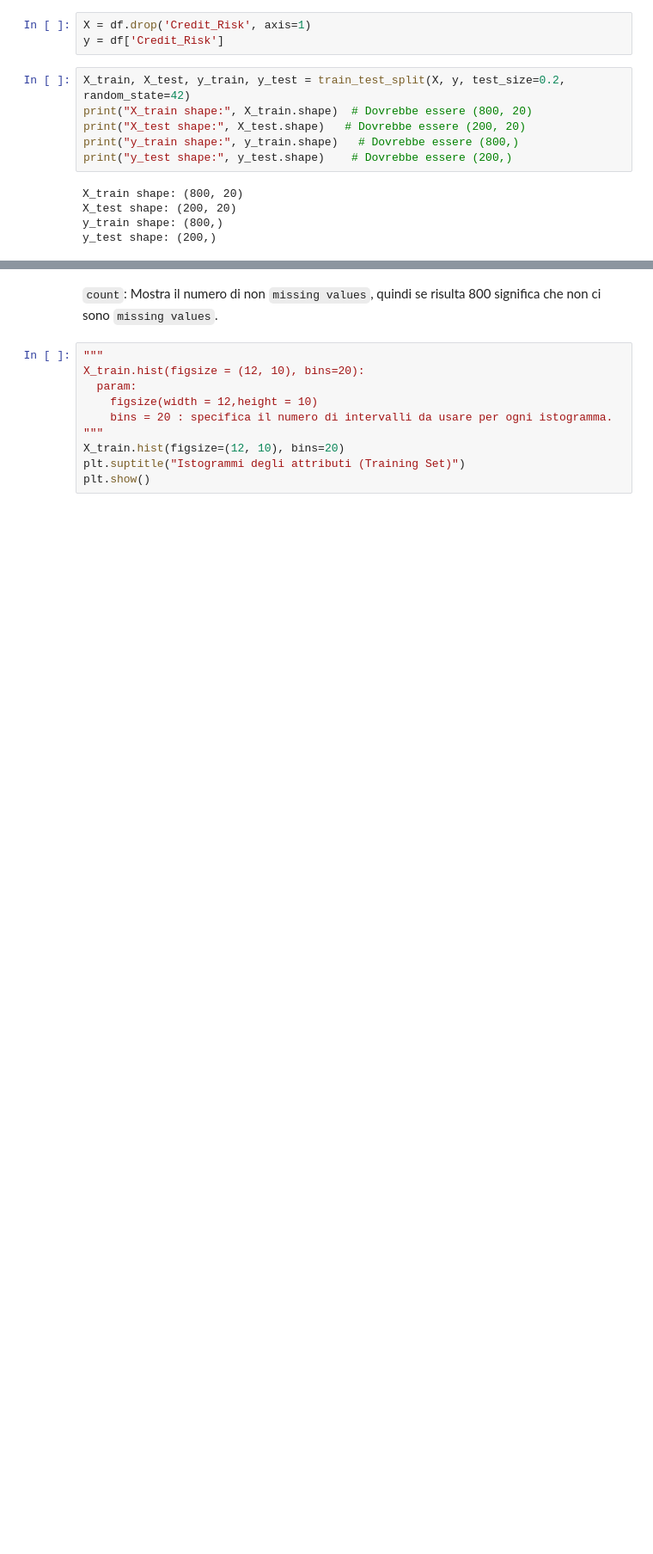
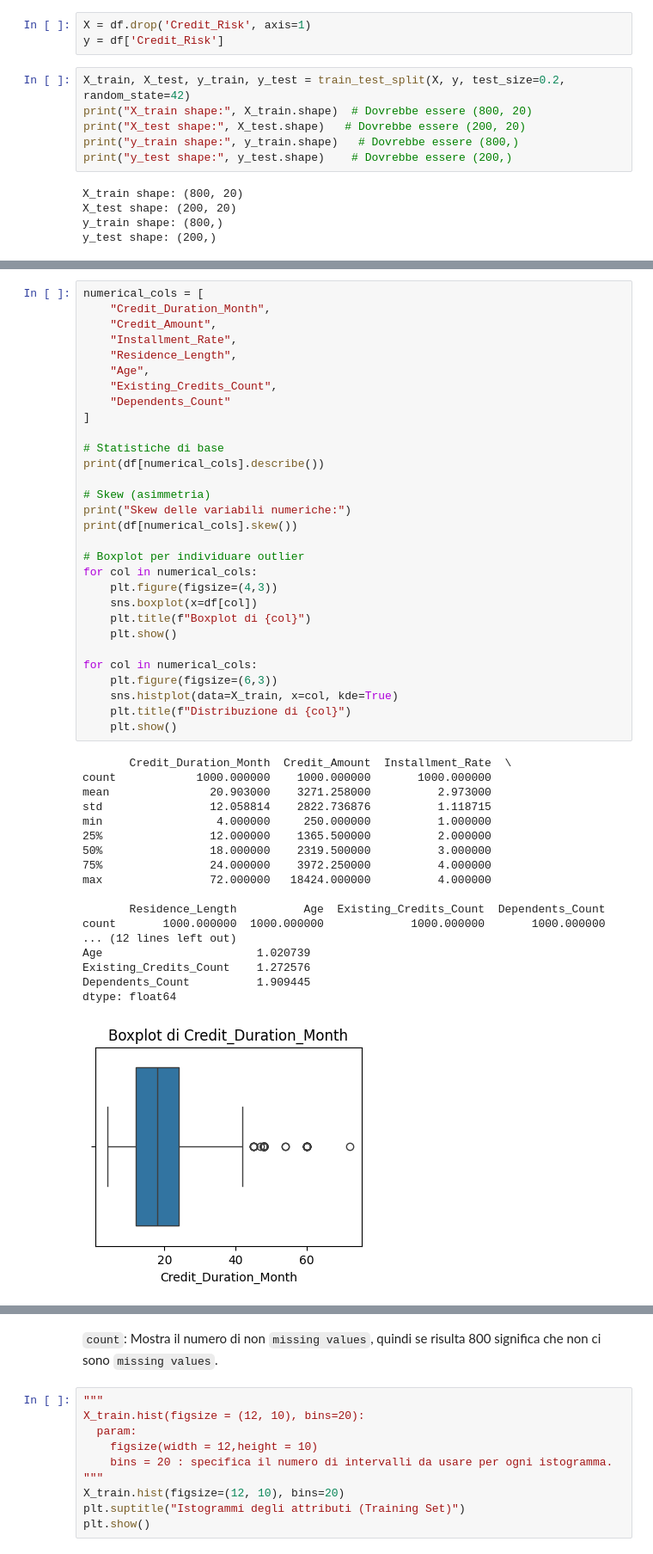
Before and after one commit to hidemet/mldm-credit-card-risk, a Jupyter notebook: myCopy_ProgettoMLDM_Dumas_Rossini.ipynb, the cells around one changed output, grey strips where cells are left out. Shown at 86% size. Drawn from its saved outputs; the diff is of its cells as text; blank space fills up the shorter version.

```diff
--- a/myCopy_ProgettoMLDM_Dumas_Rossini.ipynb
+++ b/myCopy_ProgettoMLDM_Dumas_Rossini.ipynb
@@ -138,0 +165,49 @@ max            4.000000   75.000000                4.000000          2.000000
+# %%
+numerical_cols = [
+    "Credit_Duration_Month",
+    "Credit_Amount",
+    "Installment_Rate",
+    "Residence_Length",
+    "Age",
+    "Existing_Credits_Count",
+    "Dependents_Count"
+]
+
+# Statistiche di base
+print(df[numerical_cols].describe())
+
+# Skew (asimmetria)
+print("Skew delle variabili numeriche:")
+print(df[numerical_cols].skew())
+
+# Boxplot per individuare outlier
+for col in numerical_cols:
+    plt.figure(figsize=(4,3))
+    sns.boxplot(x=df[col])
+    plt.title(f"Boxplot di {col}")
+    plt.show()
+
+for col in numerical_cols:
+    plt.figure(figsize=(6,3))
+    sns.histplot(data=X_train, x=col, kde=True)
+    plt.title(f"Distribuzione di {col}")
+    plt.show()
+# %% [output]
+       Credit_Duration_Month  Credit_Amount  Installment_Rate  \
+count            1000.000000    1000.000000       1000.000000
+mean               20.903000    3271.258000          2.973000
+std                12.058814    2822.736876          1.118715
+min                 4.000000     250.000000          1.000000
+25%                12.000000    1365.500000          2.000000
+50%                18.000000    2319.500000          3.000000
+75%                24.000000    3972.250000          4.000000
+max                72.000000   18424.000000          4.000000
+
+       Residence_Length          Age  Existing_Credits_Count  Dependents_Count
+count       1000.000000  1000.000000             1000.000000       1000.000000
+... (12 lines left out)
+Age                       1.020739
+Existing_Credits_Count    1.272576
+Dependents_Count          1.909445
+dtype: float64
+[figure, added]
```
Also changed, not shown: parts of 7 cells of this notebook, 1 other file.
